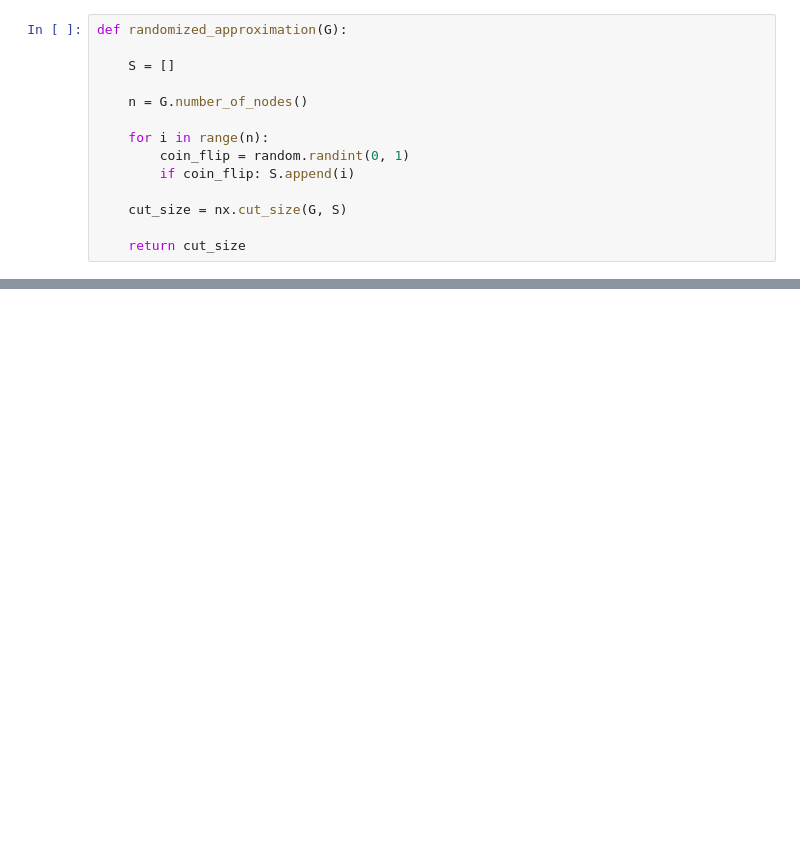
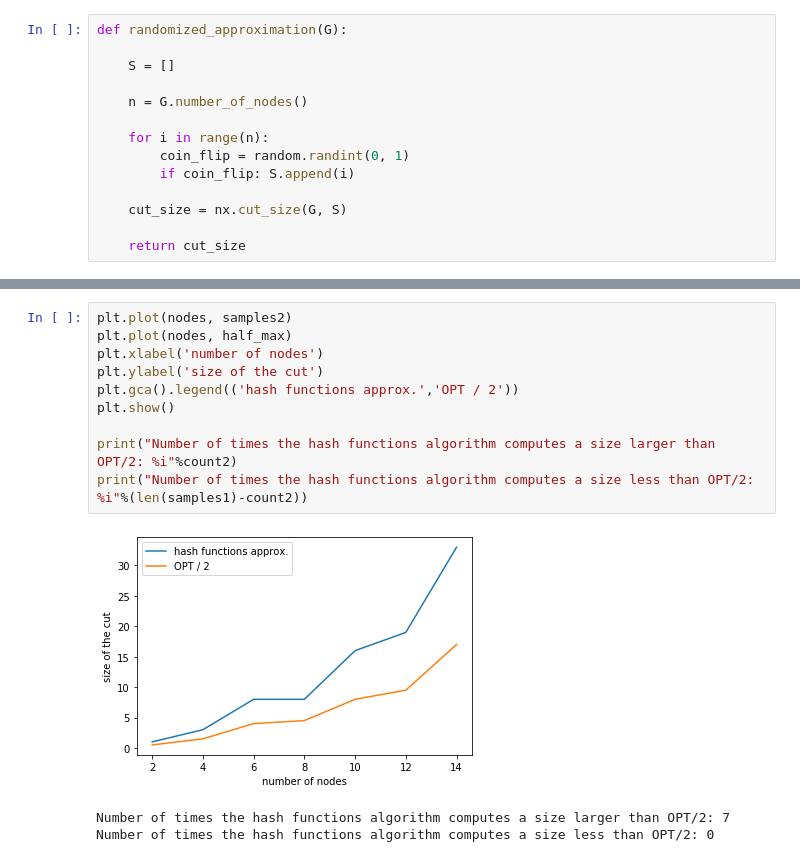
Before and after one commit to FilippoLari/Randomized-Approximation-And-Derandomization, a Jupyter notebook: Derandomization.ipynb, the cells around one changed output, grey strips where cells are left out. Cells and saved outputs as stored; diff of their text form; blank space fills up the shorter version.

```diff
--- a/Derandomization.ipynb
+++ b/Derandomization.ipynb
@@ -376,0 +391,14 @@ Our implementations are correct, now we can try to look at which algorithms prov
+# %%
+plt.plot(nodes, samples2)
+plt.plot(nodes, half_max)
+plt.xlabel('number of nodes')
+plt.ylabel('size of the cut')
+plt.gca().legend(('hash functions approx.','OPT / 2'))
+plt.show()
+
+print("Number of times the hash functions algorithm computes a size larger than OPT/2: %i"%count2)
+print("Number of times the hash functions algorithm computes a size less than OPT/2: %i"%(len(samples1)-count2))
+# %% [output]
+[figure, added]
+Number of times the hash functions algorithm computes a size larger than OPT/2: 7
+Number of times the hash functions algorithm computes a size less than OPT/2: 0
```
Also changed, not shown: parts of 26 cells of this notebook.
